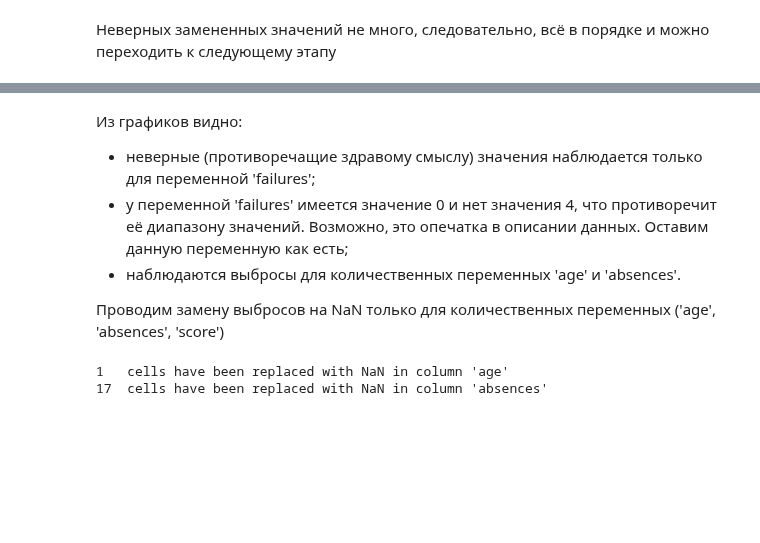
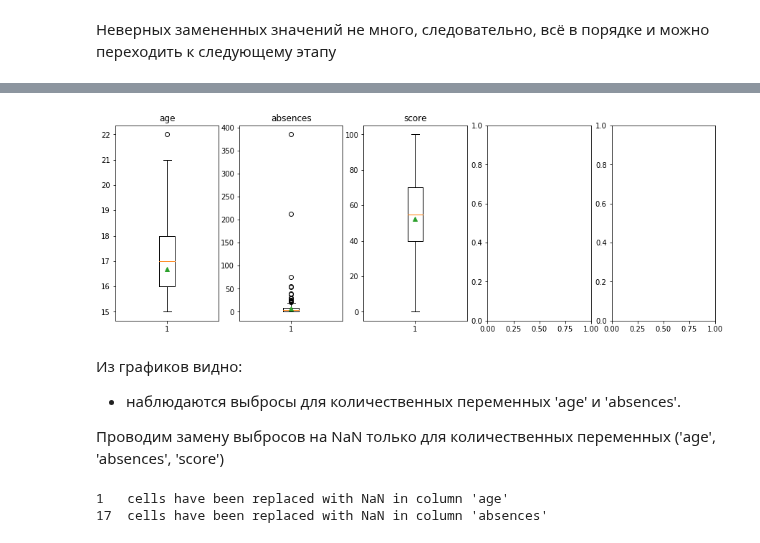
Before and after one commit to ivan-kud/ml-projects, a Jupyter notebook: RDS2 - Exploratory data analysis/RDS2 - Exploratory data analysis.ipynb, the cells around one changed output, grey strips where cells are left out. Saved outputs shown, nothing was run; the diff lists cells and outputs as text; code cells hidden in the pictures; blank space fills up the shorter version.

```diff
--- a/RDS2 - Exploratory data analysis/RDS2 - Exploratory data analysis.ipynb
+++ b/RDS2 - Exploratory data analysis/RDS2 - Exploratory data analysis.ipynb
@@ -129,19 +230,0 @@ for column, vals in possible_vals.items():
-# %%
-# Calculate number of graphs to plot
-graphs_num = 0
-for column in data.columns:
-    if data[column].dtype != 'O':
-        graphs_num += 1
-
-# Create figure with [rows x cols] graphs
-cols = 5
-rows = graphs_num//cols + 1
-fig, axs = plt.subplots(rows, cols, figsize=(cols*3, rows*5))
-
-# Plot graphs
-i = 0
-for column in data.columns:
-    if data[column].dtype != 'O':
-        axs[i//cols, i%cols].boxplot(data.loc[data[column].notna(), column], showmeans=True)
-        axs[i//cols, i%cols].set_title(column)
-        i += 1
@@ -150,10 +231,3 @@ for column in data.columns:
-# %% [markdown]
-Из графиков видно:
-- неверные (противоречащие здравому смыслу) значения наблюдается только для переменной 'failures';
-- у переменной 'failures' имеется значение 0 и нет значения 4, что противоречит её диапазону значений. Возможно, это опечатка в описании данных. Оставим данную переменную как есть;
-- наблюдаются выбросы для количественных переменных 'age' и 'absences'.
-
-Проводим замену выбросов на NaN только для количественных переменных ('age', 'absences', 'score')
 # %%
 # Fill the list of columns with quantity variables
 quantity_cols = [
@@ -161,6 +235,29 @@ quantity_cols = [
     'absences',
     'score',
 ]
+# %%
+# Create figure with [rows x cols] graphs
+cols = 5
+rows = len(quantity_cols)//cols + 1
+fig, axs = plt.subplots(rows, cols, figsize=(cols*3, rows*5))
+
+# Plot graphs
+i = 0
+for column in quantity_cols:
+    if rows == 1:
+        idx = i%cols
+    else:
+        idx = (i//cols, i%cols)
+    axs[idx].boxplot(data.loc[data[column].notna(), column], showmeans=True)
+    axs[idx].set_title(column)
+    i += 1
+# %% [output]
+[figure, added]
+# %% [markdown]
+Из графиков видно:
+- наблюдаются выбросы для количественных переменных 'age' и 'absences'.
+
+Проводим замену выбросов на NaN только для количественных переменных ('age', 'absences', 'score')
 # %%
 for column in quantity_cols:
     # Calculate NaNs, Q1, Q3, IQR
```
Also changed, not shown: parts of 22 cells of this notebook, 1 other file.
